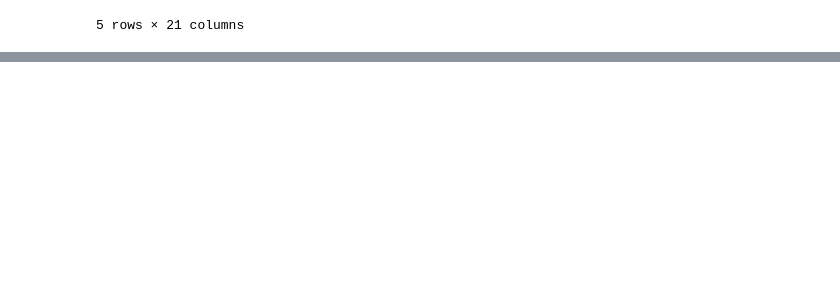
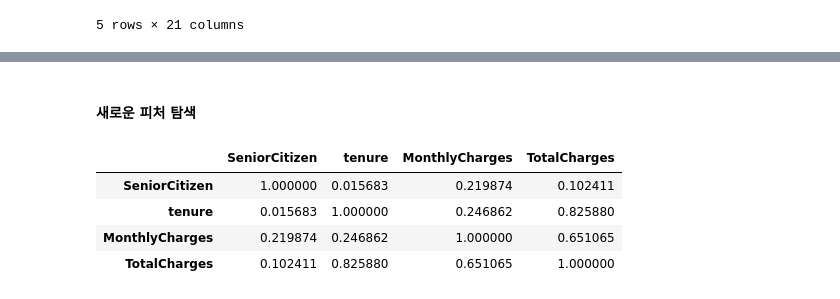
Before and after one commit to djdjdjdfh1/pandas-data-analysis, a Jupyter notebook: part7/7.4_review2_knn.ipynb, the cells around one changed output, grey strips where cells are left out. Cells and saved outputs as stored; diff of their text form; code cells hidden in the pictures; blank space fills up the shorter version.

```diff
--- a/part7/7.4_review2_knn.ipynb
+++ b/part7/7.4_review2_knn.ipynb
@@ -129,0 +257,2 @@ weighted avg       0.77      0.77      0.77      2066
+# %% [markdown]
+#### 새로운 피처 탐색
@@ -129,0 +262,8 @@ weighted avg       0.77      0.77      0.77      2066
+# %%
+df.select_dtypes(exclude=['object']).corr()
+# %% [output]
+|  | SeniorCitizen | tenure | MonthlyCharges | TotalCharges |
+| SeniorCitizen | 1.000000 | 0.015683 | 0.219874 | 0.102411 |
+| tenure | 0.015683 | 1.000000 | 0.246862 | 0.825880 |
+| MonthlyCharges | 0.219874 | 0.246862 | 1.000000 | 0.651065 |
+| TotalCharges | 0.102411 | 0.825880 | 0.651065 | 1.000000 |
```
Also changed, not shown: parts of 19 cells of this notebook, 2 other files.
